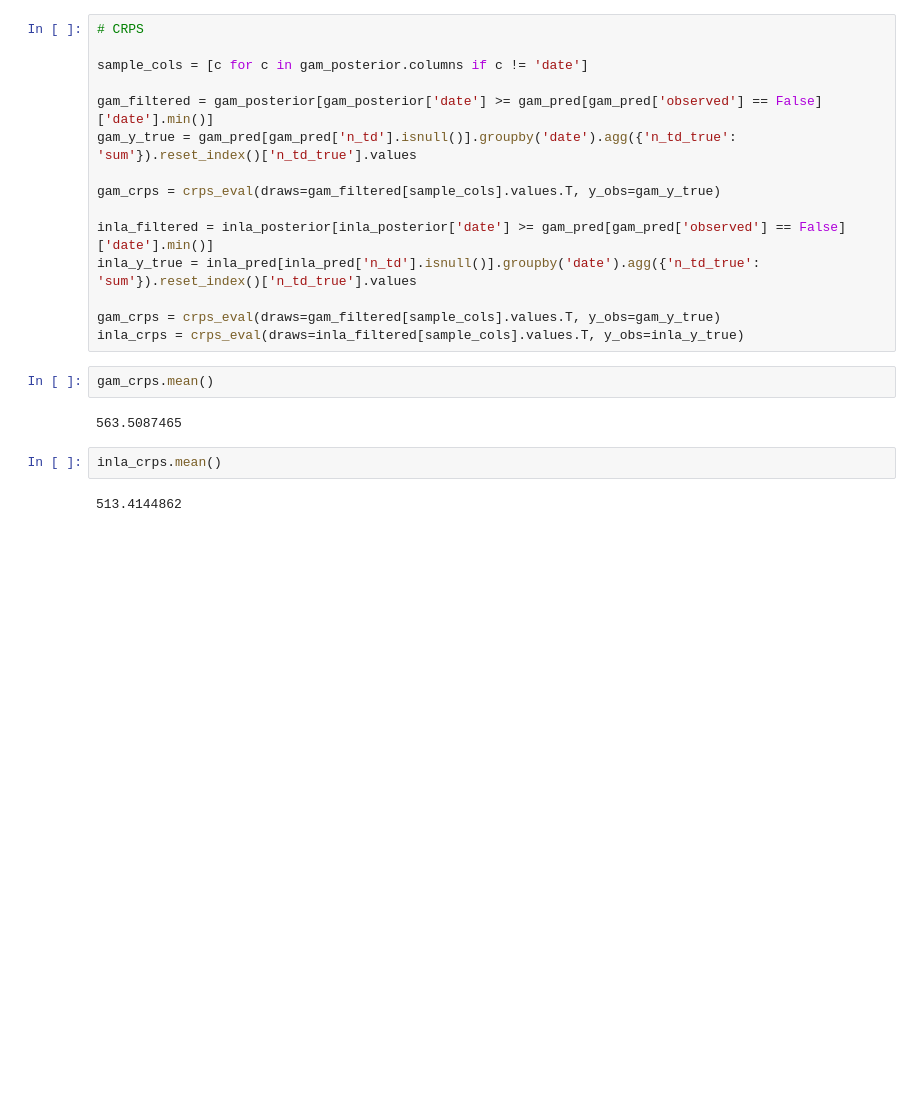
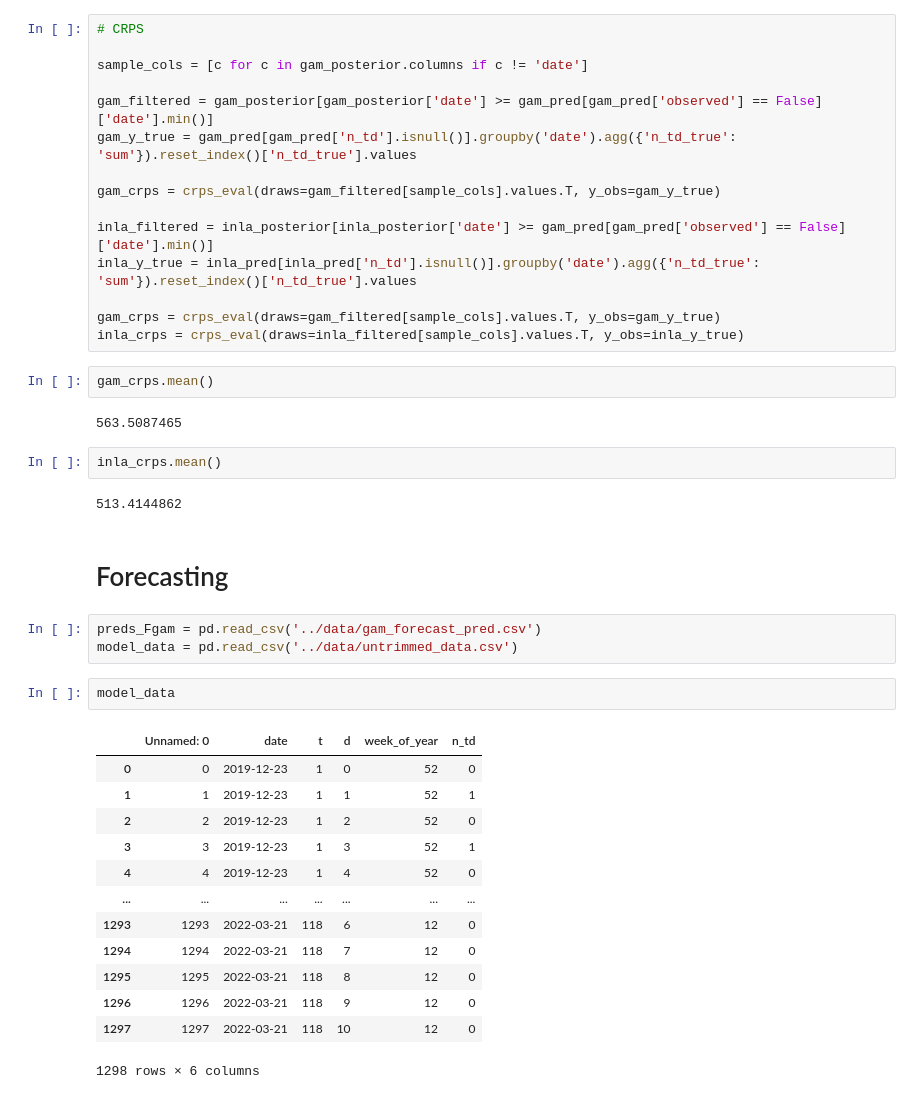
Before and after one commit to dagu84/epidem, a Jupyter notebook: python_files/test.ipynb, the cells around one changed output. Cells and saved outputs as stored; diff of their text form; blank space fills up the shorter version.

```diff
--- a/python_files/test.ipynb
+++ b/python_files/test.ipynb
@@ -366,3 +366,24 @@ gam_crps.mean()
 inla_crps.mean()
 # %% [output]
 513.4144862
+# %% [markdown]
+# Forecasting
+# %%
+preds_Fgam = pd.read_csv('../data/gam_forecast_pred.csv')
+model_data = pd.read_csv('../data/untrimmed_data.csv')
+# %%
+model_data
+# %% [output]
+|  | Unnamed: 0 | date | t | d | week_of_year | n_td |
+| 0 | 0 | 2019-12-23 | 1 | 0 | 52 | 0 |
+| 1 | 1 | 2019-12-23 | 1 | 1 | 52 | 1 |
+| 2 | 2 | 2019-12-23 | 1 | 2 | 52 | 0 |
+| 3 | 3 | 2019-12-23 | 1 | 3 | 52 | 1 |
+| 4 | 4 | 2019-12-23 | 1 | 4 | 52 | 0 |
+| ... | ... | ... | ... | ... | ... | ... |
+| 1293 | 1293 | 2022-03-21 | 118 | 6 | 12 | 0 |
+| 1294 | 1294 | 2022-03-21 | 118 | 7 | 12 | 0 |
+| 1295 | 1295 | 2022-03-21 | 118 | 8 | 12 | 0 |
+| 1296 | 1296 | 2022-03-21 | 118 | 9 | 12 | 0 |
+| 1297 | 1297 | 2022-03-21 | 118 | 10 | 12 | 0 |
+1298 rows × 6 columns
```
Also changed, not shown: parts of 1 cell of this notebook, 2 other files.
